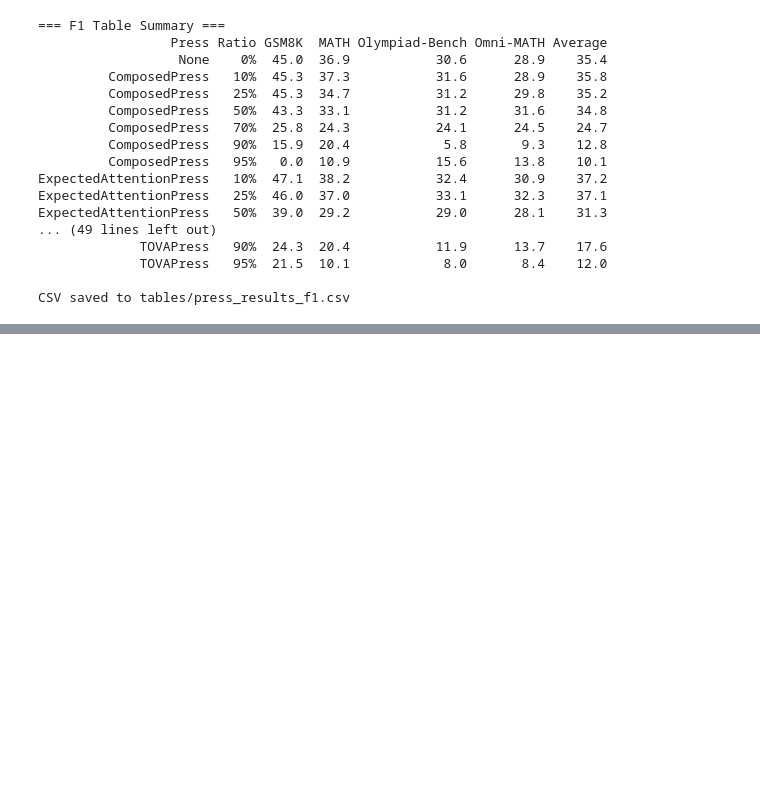
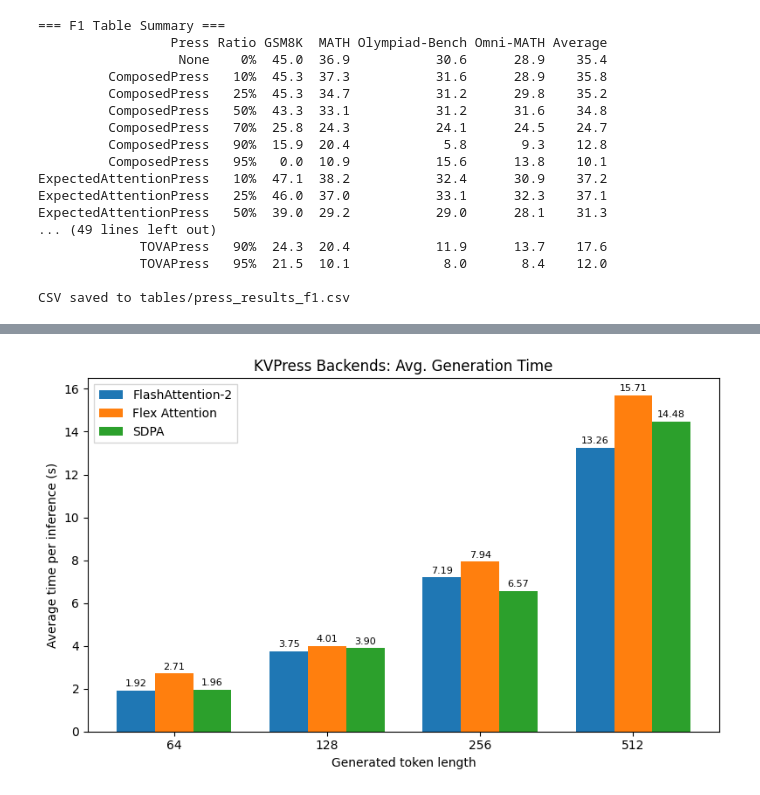
Before and after one commit to TianyouZheng/15442-final-project, a Jupyter notebook: create_table.ipynb, the cells around one changed output, grey strips where cells are left out. Drawn from its saved outputs; the diff is of its cells as text; code cells hidden in the pictures; blank space fills up the shorter version.

```diff
--- a/create_table.ipynb
+++ b/create_table.ipynb
@@ -178,0 +265,60 @@ plt.show()
+# %%
+#!/usr/bin/env python3
+import pandas as pd
+import matplotlib.pyplot as plt
+import numpy as np
+from pathlib import Path
+
+# ---------- LOAD DATA -------------------------------------------------------
+CSV_PATH = Path("tables/avg_time.csv")  # or your actual filename
+df = pd.read_csv(CSV_PATH, index_col=0)
+df.columns = df.columns.astype(int)
+df = df.reindex(sorted(df.columns), axis=1)
+
+# ---------- PLOT: GROUPED BAR CHART WITH LABELS -----------------------------
+fig, ax = plt.subplots(figsize=(8, 5))
+
+n_tokens   = len(df.columns)
+n_backends = len(df.index)
+bar_width  = 1.0 / (n_backends + 1)
+
+x = np.arange(n_tokens)  # positions for each token length
+
+bars = []  # collect bar containers
+
+# draw bars
+for i, backend in enumerate(df.index):
+    offsets = x - (n_backends-1)/2 * bar_width + i*bar_width
+    container = ax.bar(offsets, df.loc[backend], width=bar_width, label=backend)
+    bars.append(container)
+
+# annotate each bar
+for container in bars:
+    for rect in container:
+        height = rect.get_height()
+        ax.text(
+            rect.get_x() + rect.get_width()/2,
+            height + 0.1,           # slight offset above bar
+            f"{height:.2f}",        # format with 2 decimals
+            ha="center",
+            va="bottom",
+            fontsize=8
+        )
+
+# aesthetics
+ax.set_xticks(x)
+ax.set_xticklabels([str(t) for t in df.columns])
+ax.set_xlabel("Generated token length")
+ax.set_ylabel("Average time per inference (s)")
+ax.set_title("KVPress Backends: Avg. Generation Time")
+ax.legend(loc="upper left", frameon=True, fancybox=False)
+
+fig.tight_layout()
+
+# save & show
+OUT_PNG = Path("tables/avg_time_plot.png")
+OUT_PNG.parent.mkdir(exist_ok=True)
+fig.savefig(OUT_PNG, dpi=300, bbox_inches="tight")
+plt.show()
+# %% [output]
+[figure, added]
```
Also changed, not shown: parts of 3 cells of this notebook, 4 other files.
